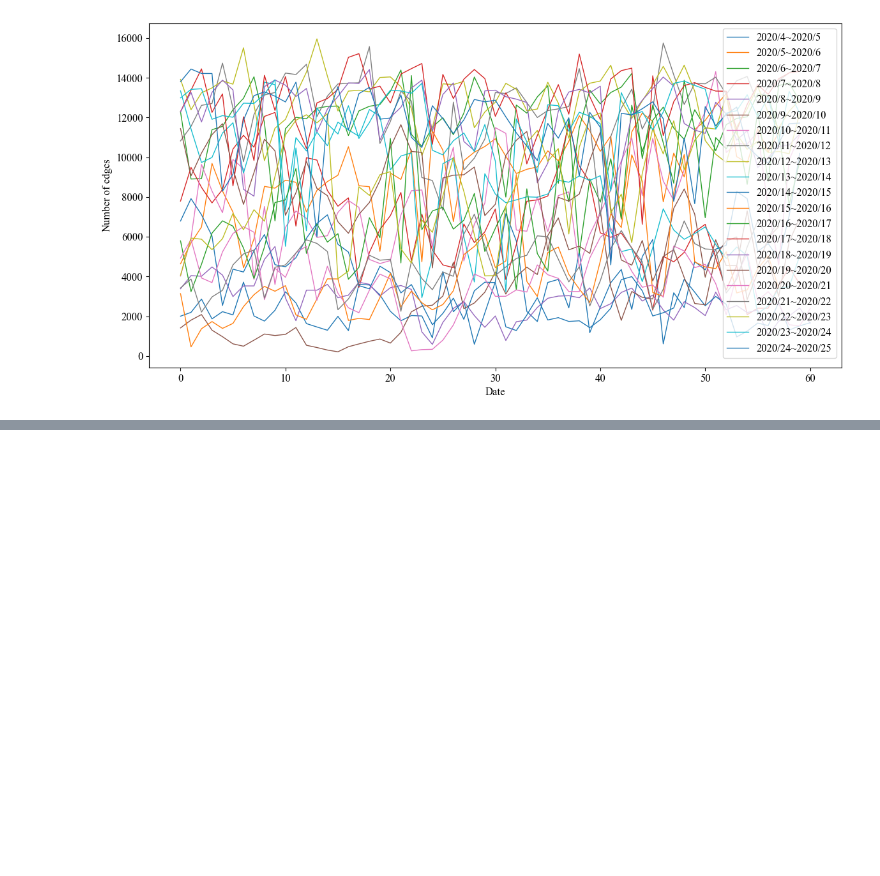
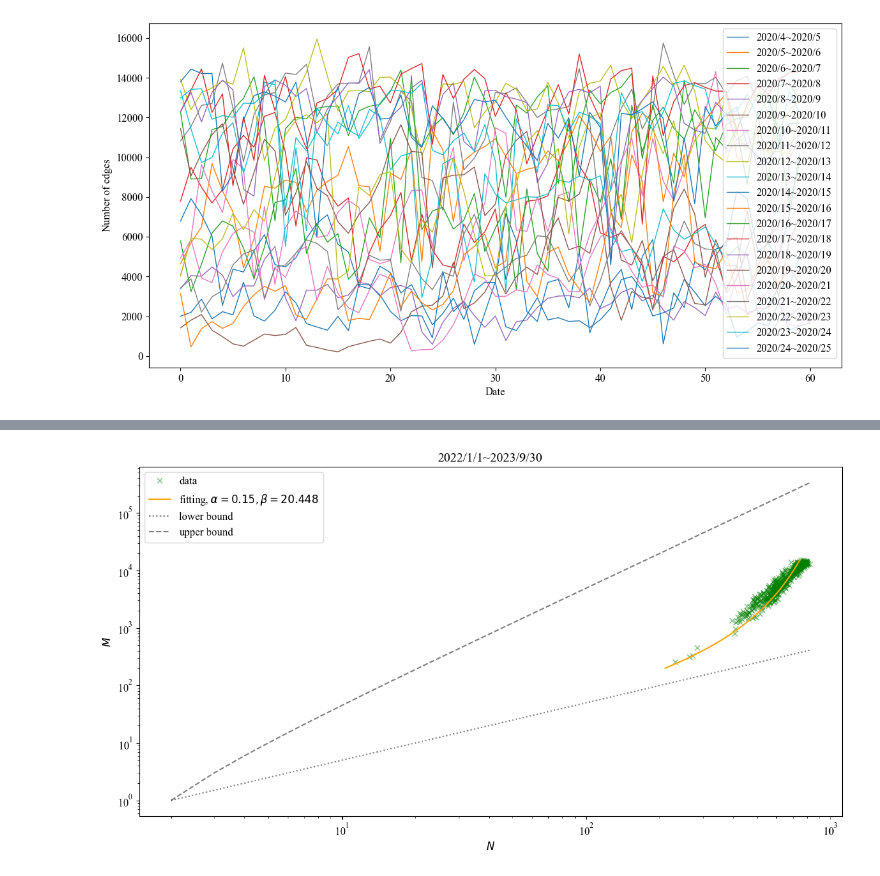
Before and after one commit to yiadka/mobility_scaling, a Jupyter notebook: notebooks/kappa_distribution.ipynb, the cells around one changed output, grey strips where cells are left out. Drawn from its saved outputs; the diff is of its cells as text; code cells hidden in the pictures; blank space fills up the shorter version.

```diff
--- a/notebooks/kappa_distribution.ipynb
+++ b/notebooks/kappa_distribution.ipynb
@@ -808,0 +865,36 @@ NameError: name 'df' is not defined
+# %%
+# 2022, 2023年のデータについて、alphaとbetaを推定する
+Np = 1416
+N = node_2022_2023
+M = edge_2022_2023
+params, _ = optimize.curve_fit(Model3_fixed, M, N, p0=[1, 1])
+alpha = params[0]
+beta = params[1]
+
+# kappaを求める
+kappa_2022_2023 = []
+for i in range(len(edge_2022_2023)):
+    kappa_2022_2023.append(kappa(edge_2022_2023[i], Np))
+
+# 2021年のデータをプロット
+plt.figure(figsize=(14, 7))
+plt.rcParams["font.size"] = 12
+plt.rcParams["font.family"] = "Times New Roman"
+
+x = np.arange(2, np.max(N))
+y = np.arange(200, np.max(M))
+plt.plot(N, M, "x", c="green", alpha=0.5, label="data")
+
+plt.plot(Model3(y), y, "-", c="orange", label=f"fitting, $\\alpha={round(alpha, 3)}, \\beta={round(beta, 3)}$")
+plt.plot(x,x/2, label="lower bound", c = "black", alpha= 0.5, ls = ":")
+plt.plot(x,x*(x-1)/2, label="upper bound", c = "black", alpha = 0.5, ls = "--")
+
+plt.xscale("log")
+plt.yscale("log")
+plt.title("2022/1/1~2023/9/30")
+plt.xlabel(r"$N$")
+plt.ylabel(r"$M$")
+plt.legend()
+plt.show()
+# %% [output]
+[figure, added]
```
Also changed, not shown: parts of 10 cells of this notebook, 1 other file.
